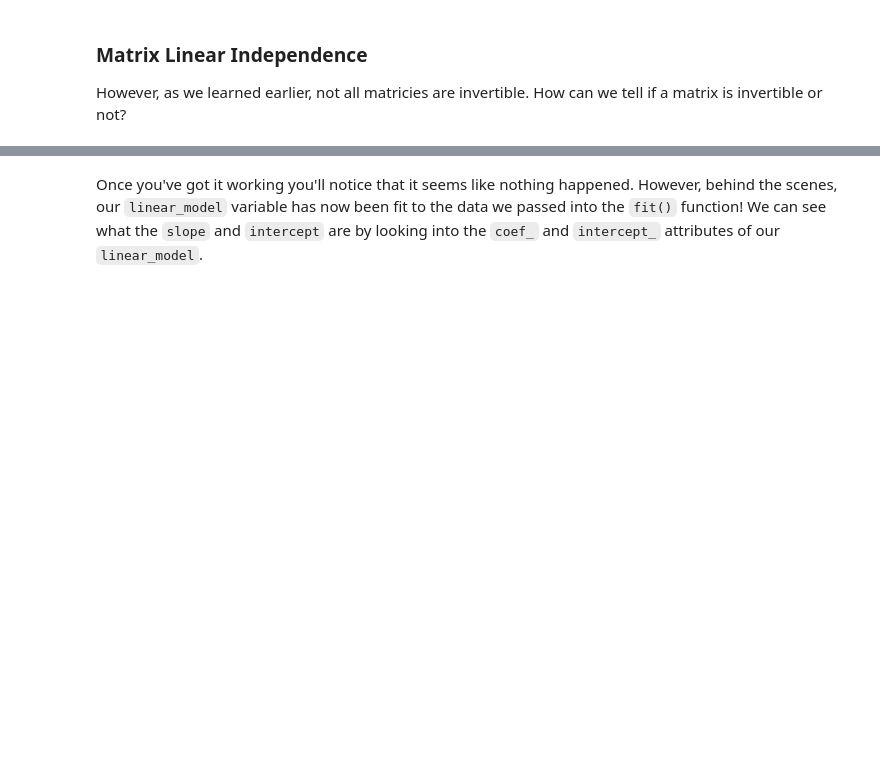
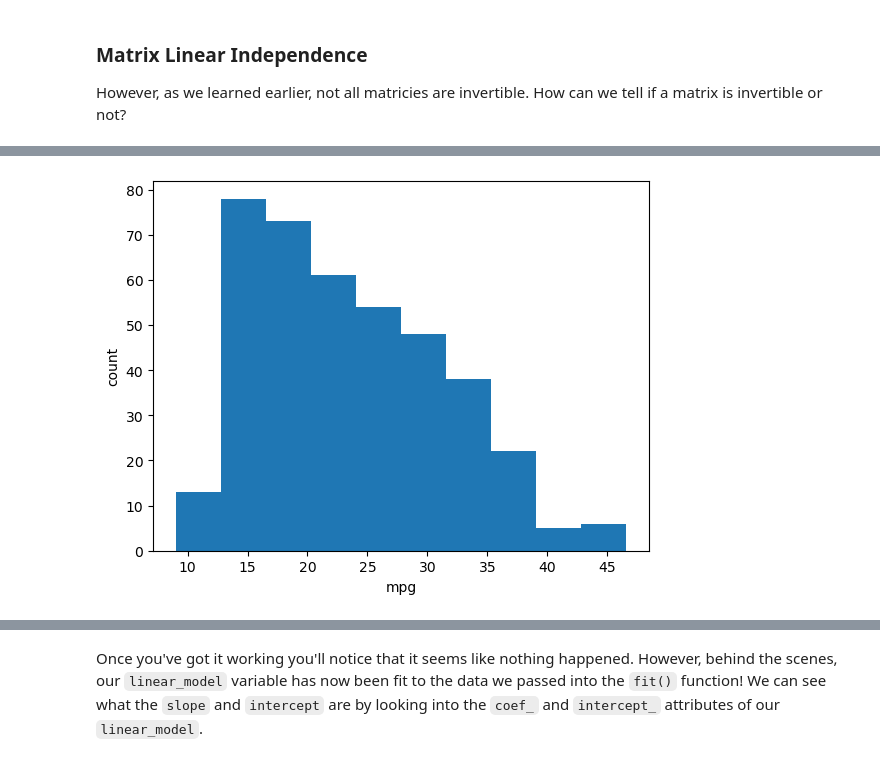
Before and after one commit to DragonKyro/Fall_2022_SAAS_ED_Materials, a Jupyter notebook: Fall_2022_Lectures/Lecture_6/Lecture_6.ipynb, the cells around one changed output, grey strips where cells are left out. Drawn from its saved outputs; the diff is of its cells as text; code cells hidden in the pictures; blank space fills up the shorter version.

```diff
--- a/Fall_2022_Lectures/Lecture_6/Lecture_6.ipynb
+++ b/Fall_2022_Lectures/Lecture_6/Lecture_6.ipynb
@@ -443,0 +326,8 @@ mpg_train.plot.scatter(...)
+# %%
+mpg = ... # extract the mpg column
+... # Plot a histogram of mpg
+plt.xlabel('mpg')
+plt.ylabel('count')
+plt.show()
+# %% [output]
+[figure, added]
```
Also changed, not shown: parts of 117 cells of this notebook, 6 other files.
